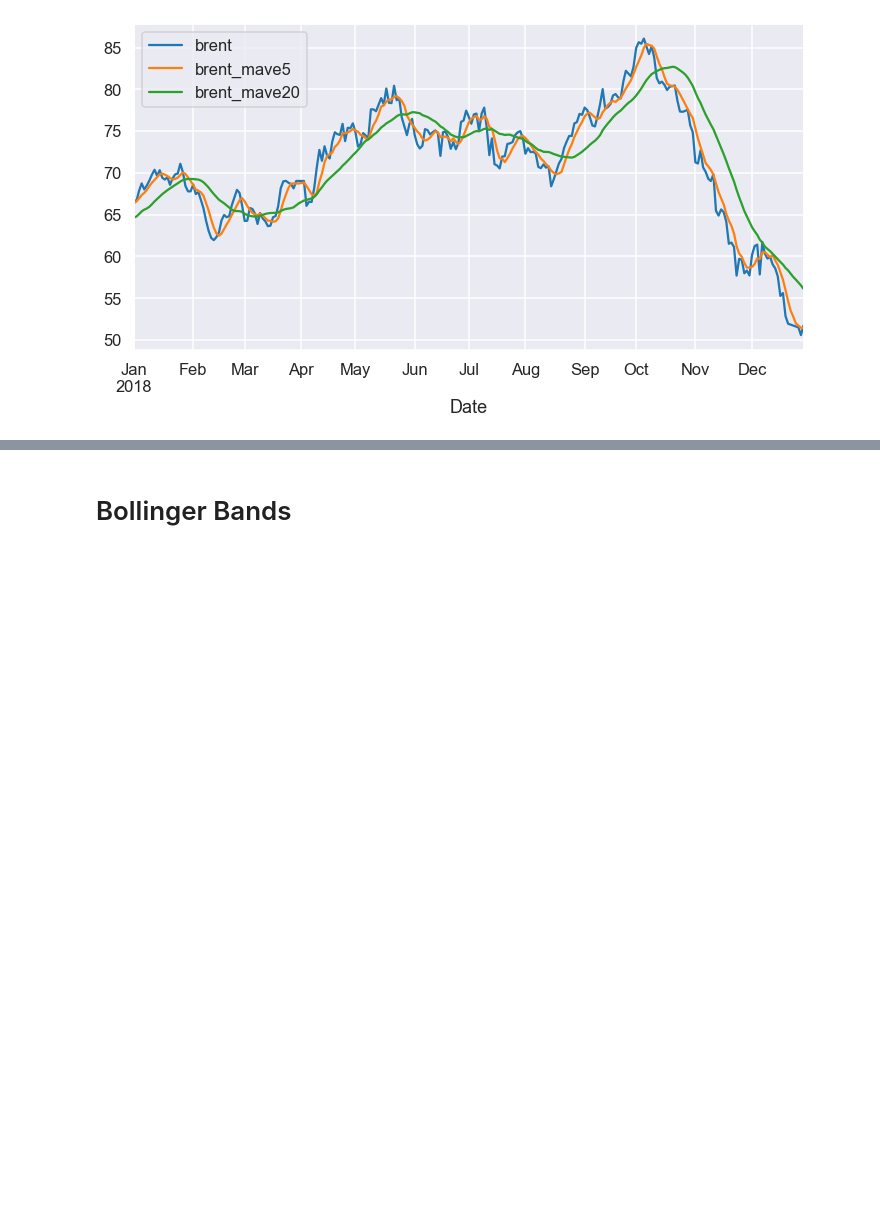
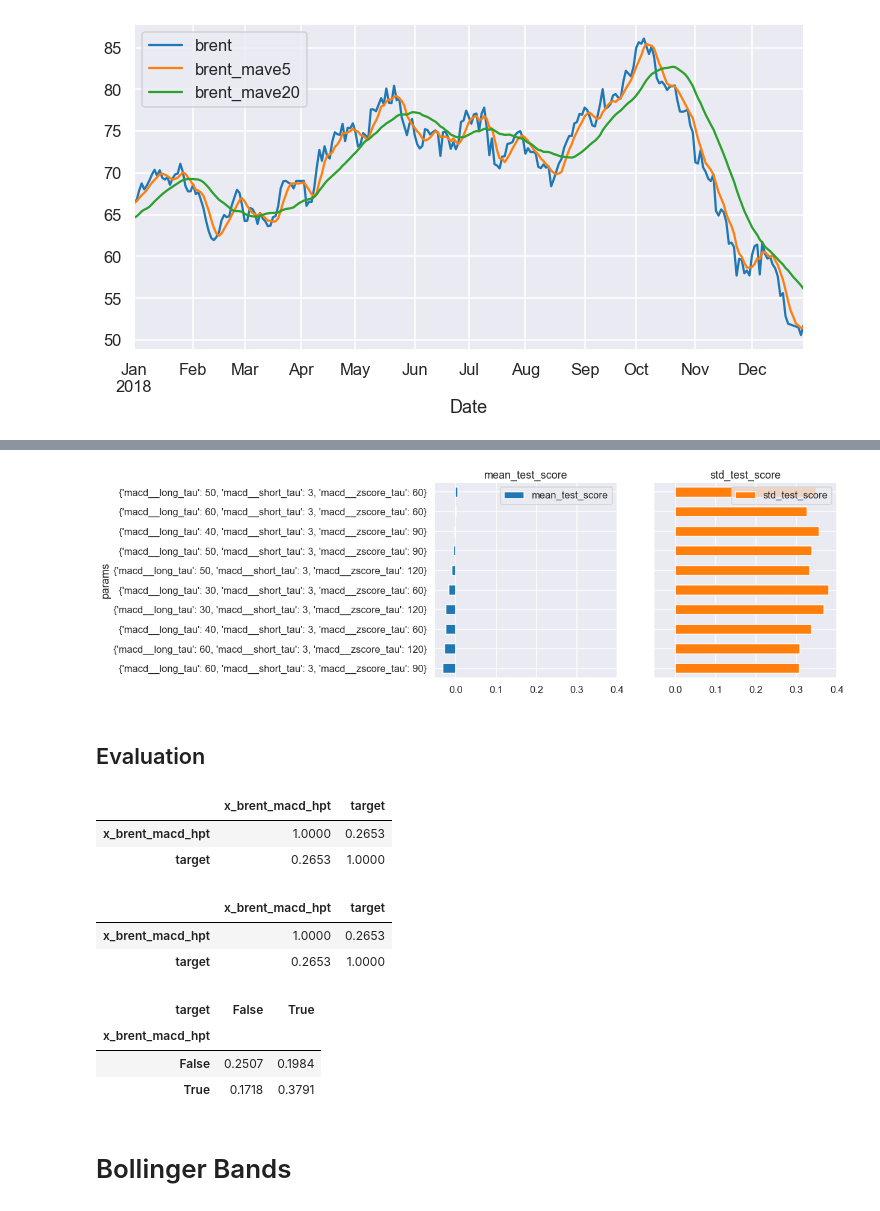
Before and after one commit to manualrg/ai4forecast, a Jupyter notebook: notebooks/04_fte_techind.ipynb, the cells around one changed output, grey strips where cells are left out. Cells and saved outputs as stored; diff of their text form; code cells hidden in the pictures; blank space fills up the shorter version.

```diff
--- a/notebooks/04_fte_techind.ipynb
+++ b/notebooks/04_fte_techind.ipynb
@@ -114,0 +145,8 @@ pd.DataFrame(macd_gcv.cv_results_)
+# %%
+macd_cv_res.sort_values(by='rank_test_score', ascending=False).iloc[-10:].\
+    plot.barh(x='params', y=['mean_test_score', 'std_test_score'], subplots=True, layout=(1,2), sharey=True)
+plt.show()
+# %% [output]
+[figure, added]
+# %% [markdown]
+## Evaluation
@@ -115,2 +156,21 @@ pd.DataFrame(macd_gcv.cv_results_)
+# %%
+comm_df[['x_brent_macd_hpt', 'target']].corr('spearman')
+# %% [output]
+|  | x_brent_macd_hpt | target |
+| x_brent_macd_hpt | 1.0000 | 0.2653 |
+| target | 0.2653 | 1.0000 |
+# %%
+comm_df[['x_brent_macd_hpt', 'target']].corr('spearman')
+# %% [output]
+|  | x_brent_macd_hpt | target |
+| x_brent_macd_hpt | 1.0000 | 0.2653 |
+| target | 0.2653 | 1.0000 |
+# %%
+pd.crosstab(comm_df['x_brent_macd_hpt']>0, comm_df['target']>0, normalize=True)
+# %% [output]
+| target | False | True |
+| x_brent_macd_hpt |  |  |
+| False | 0.2507 | 0.1984 |
+| True | 0.1718 | 0.3791 |
 # %% [markdown]
 # Bollinger Bands
```
Also changed, not shown: parts of 60 cells of this notebook, 3 other files.
